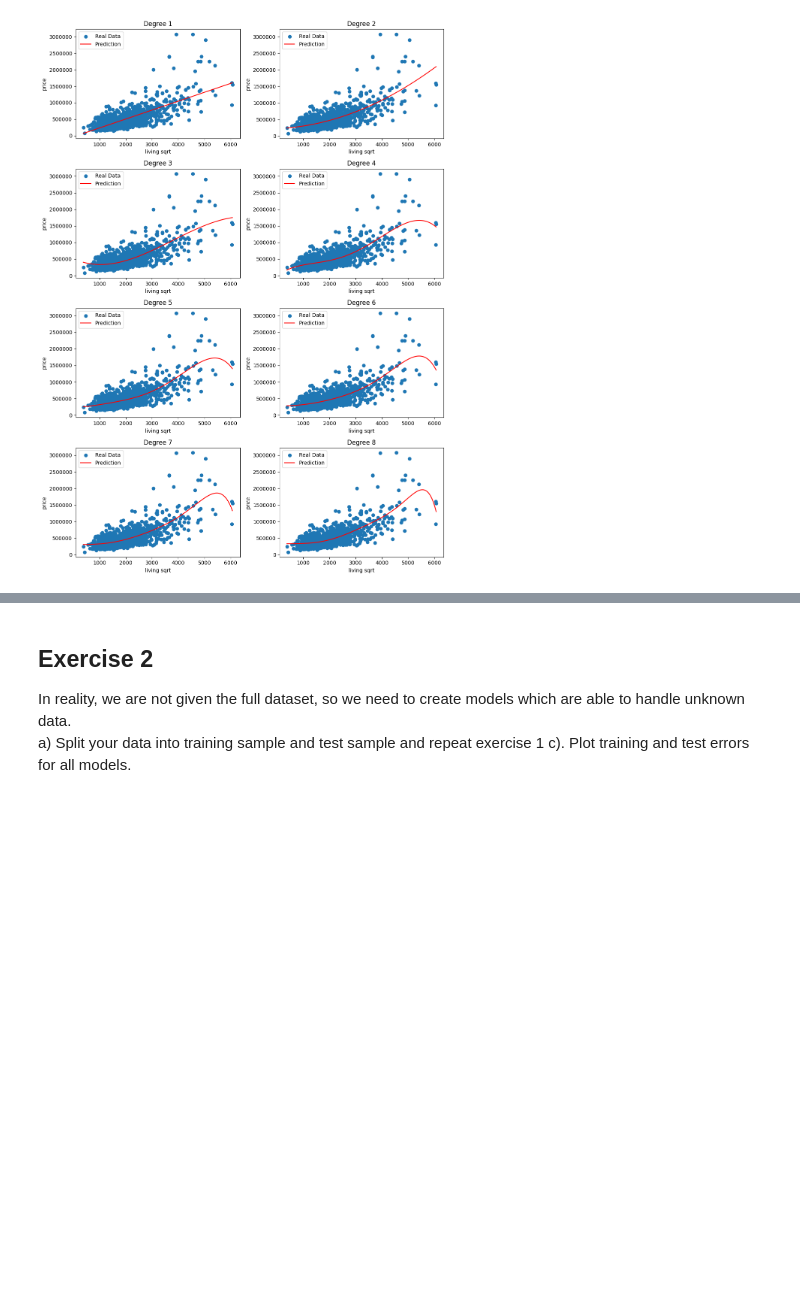
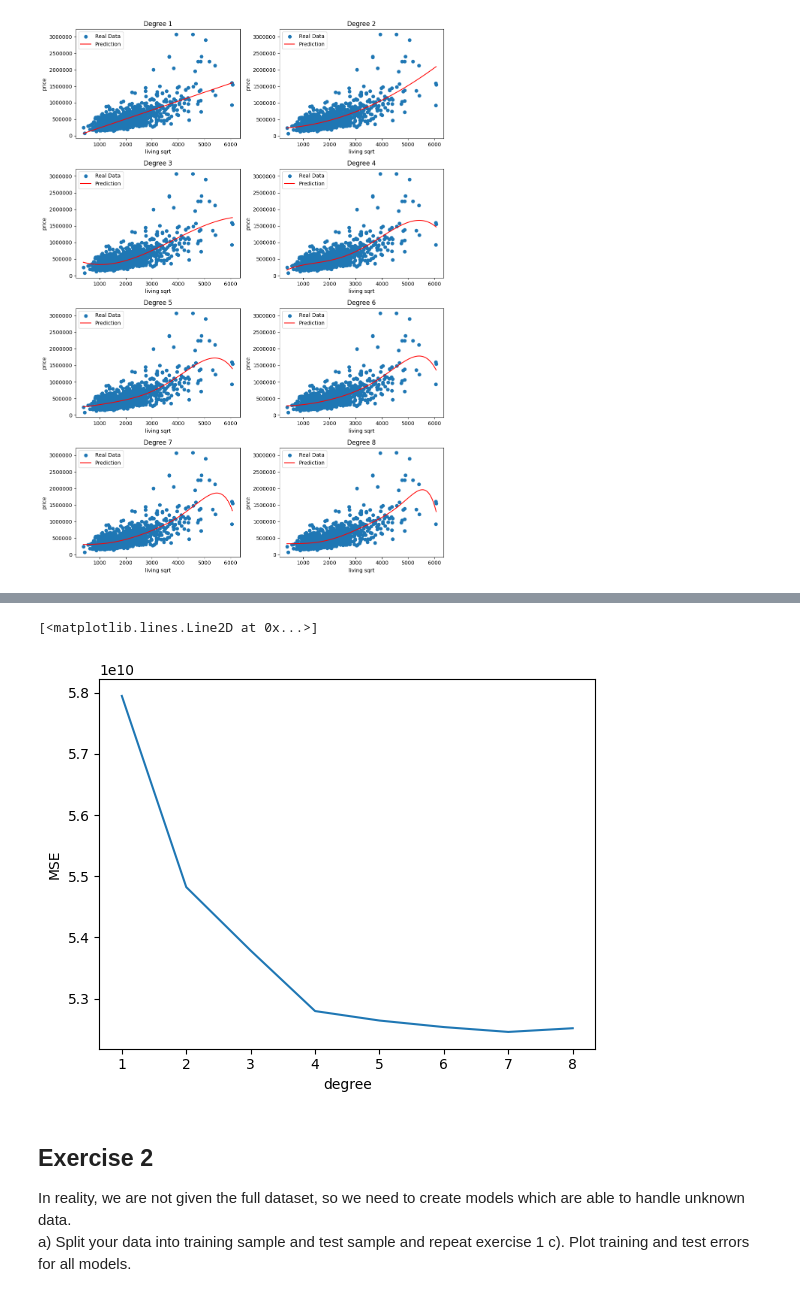
Before and after one commit to jqbpoz/Data-Analyst-UJ, a Jupyter notebook: 02 Regression/Assignment_2.ipynb, the cells around one changed output, grey strips where cells are left out. Drawn from its saved outputs; the diff is of its cells as text; code cells hidden in the pictures; blank space fills up the shorter version.

```diff
--- a/02 Regression/Assignment_2.ipynb
+++ b/02 Regression/Assignment_2.ipynb
@@ -71,6 +73,7 @@ Example : $\ [[1] [2] [3]] => [[1,1] [2,4] [3,9]]$  our `X` have this form
 
 X_new = np.arange(X.min(),X.max(),1).reshape(-1,1)
 fig, axs = plt.subplots(4, 2, figsize=(11, 15))
+errors =[]
 for order in range(1,9):
 
     #defines a polynomial feature transformer for the specified degree(order)
@@ -78,8 +81,9 @@ for order in range(1,9):
     X_order = poly.fit_transform(X)
     model.fit(X_order,y)
 
+
+    #prediction y values based on (min,max) range of X (we need it to plot)
     X_new_order = poly.fit_transform(X_new)
-
     y_prediction = model.predict(X_new_order)
 
     axs[(order - 1) // 2, (order - 1) % 2].ticklabel_format(style='plain', axis='y')
@@ -89,6 +93,10 @@ for order in range(1,9):
     axs[(order - 1) // 2, (order - 1) % 2].set_xlabel("living sqrt")
     axs[(order - 1) // 2, (order - 1) % 2].set_ylabel("price")
     axs[(order - 1) // 2, (order - 1) % 2].legend()
+
+
+    errors.append(mean_squared_error(y, model.predict(X_order)))
+
 plt.tight_layout()
 plt.show()
 
@@ -102,3 +106,11 @@ plt.show()
+# %%
+#Your code:
+plt.xlabel("degree")
+plt.ylabel("MSE")
+plt.plot(list(range(1,9)),errors)
+# %% [output]
+[<matplotlib.lines.Line2D at 0x...>]
+[figure, added]
 # %% [markdown]
 ## Exercise 2
 In reality, we are not given the full dataset, so we need to create models which are able to handle unknown data.
```
Also changed, not shown: parts of 10 cells of this notebook.
